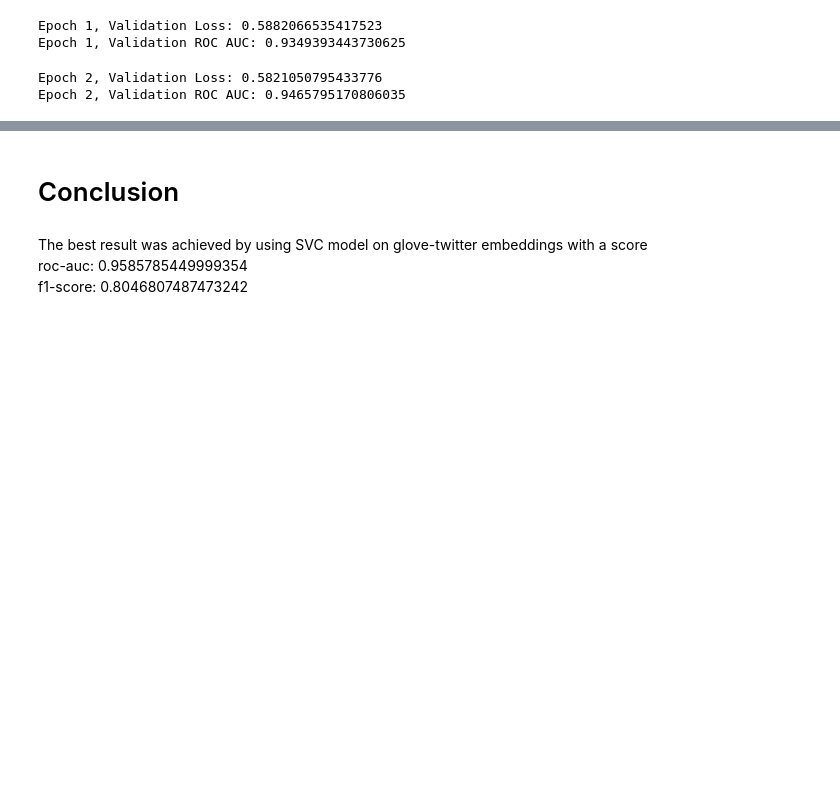
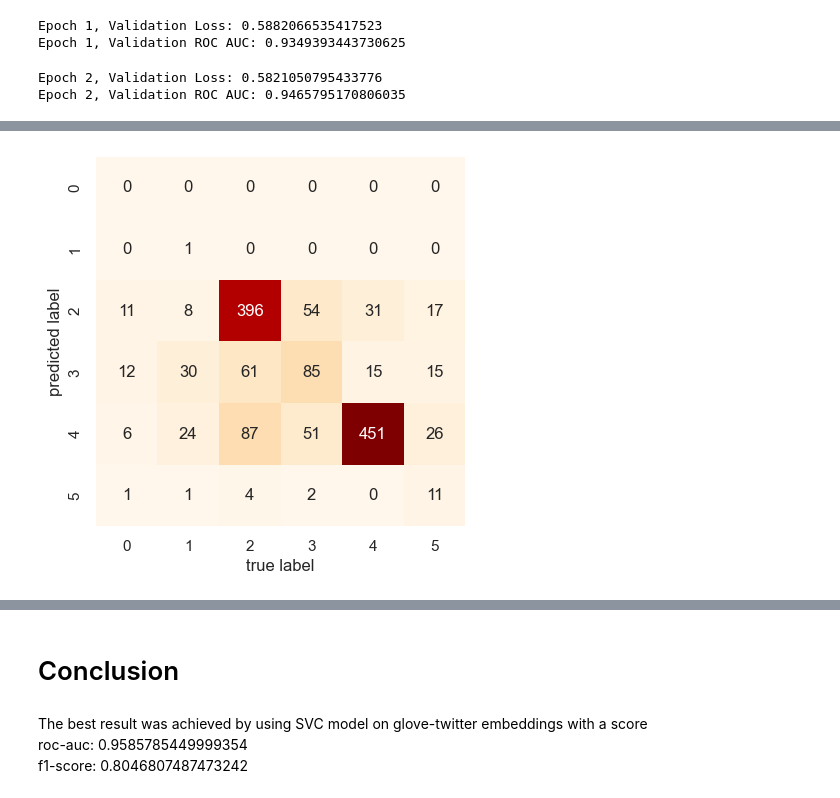
Before and after one commit to spirinamayya/TweetTopicClassification, a Jupyter notebook: textClassification.ipynb, the cells around one changed output, grey strips where cells are left out. Saved outputs shown, nothing was run; the diff lists cells and outputs as text; code cells hidden in the pictures; blank space fills up the shorter version.

```diff
--- a/textClassification.ipynb
+++ b/textClassification.ipynb
@@ -1052,0 +1057,2 @@ Epoch 2, Validation ROC AUC: 0.9465795170806035
+# %%
+X_train, X_test, y_train, y_test = train_test_split(data.texts, data.labels, test_size=0.2, random_state=42, stratify=y)
@@ -1052,0 +1107,30 @@ Epoch 2, Validation ROC AUC: 0.9465795170806035
+# %%
+num_epochs = 5
+model = BiLSTM()
+
+optimizer = torch.optim.Adam(filter(lambda p: p.requires_grad, model.parameters()), lr=0.001)
+criterion = nn.CrossEntropyLoss(reduction='sum')
+
+device = torch.device('cuda') if torch.cuda.is_available() else torch.device('cpu')
+model.to(device)
+
+
+for epoch in range(num_epochs):
+
+    model.train()
+    for i, (x_batch, y_batch) in enumerate(train_dataloader):
+        y_pred = model(x_batch)
+        loss = criterion(y_pred, y_batch)
+        optimizer.zero_grad()
+        loss.backward()
+        optimizer.step()
+
+    model.eval()
+    val_loss = 0
+    val_preds = np.zeros((len(X_test), 6))
+    for i, (x_batch, y_batch) in enumerate(val_dataloader):
+        y_pred = model(x_batch).detach()
+        val_loss += criterion(y_pred, y_batch).item() / len(val_dataloader)
+        val_preds[i * batch_size:(i+1) * batch_size] = F.softmax(y_pred).cpu().numpy()
+    print(sum(val_preds.argmax(axis=1)==y_test)/len(y_test))
+    print('Epoch {}/{}  \t val_loss={:.4f} '.format(epoch + 1, num_epochs, val_loss))
@@ -1052,0 +1148,5 @@ Epoch 2, Validation ROC AUC: 0.9465795170806035
+# %%
+y_pred = val_preds.argmax(axis=1)
+confusion_mat(y_test, y_pred)
+# %% [output]
+[figure, added]
```
Also changed, not shown: parts of 17 cells of this notebook.
